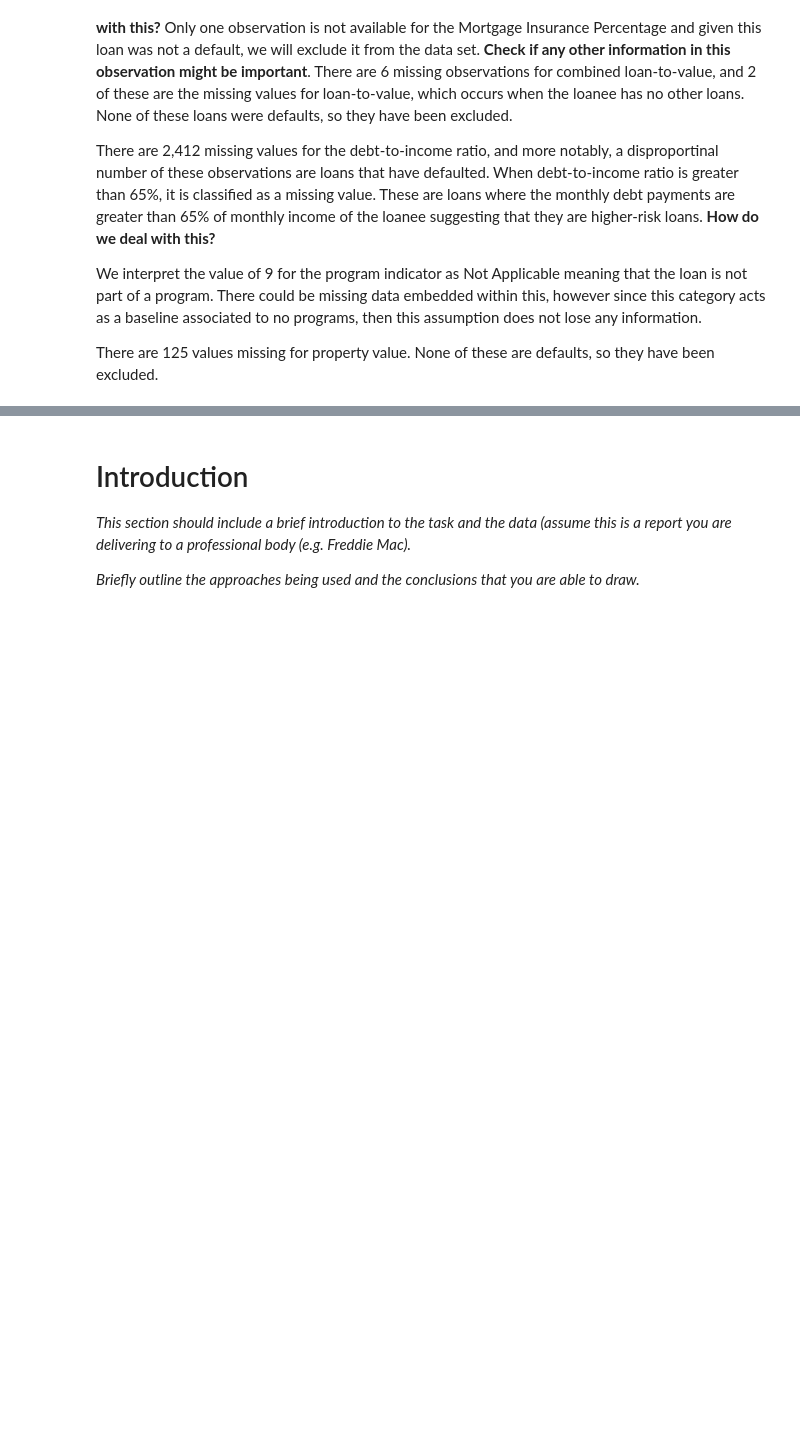
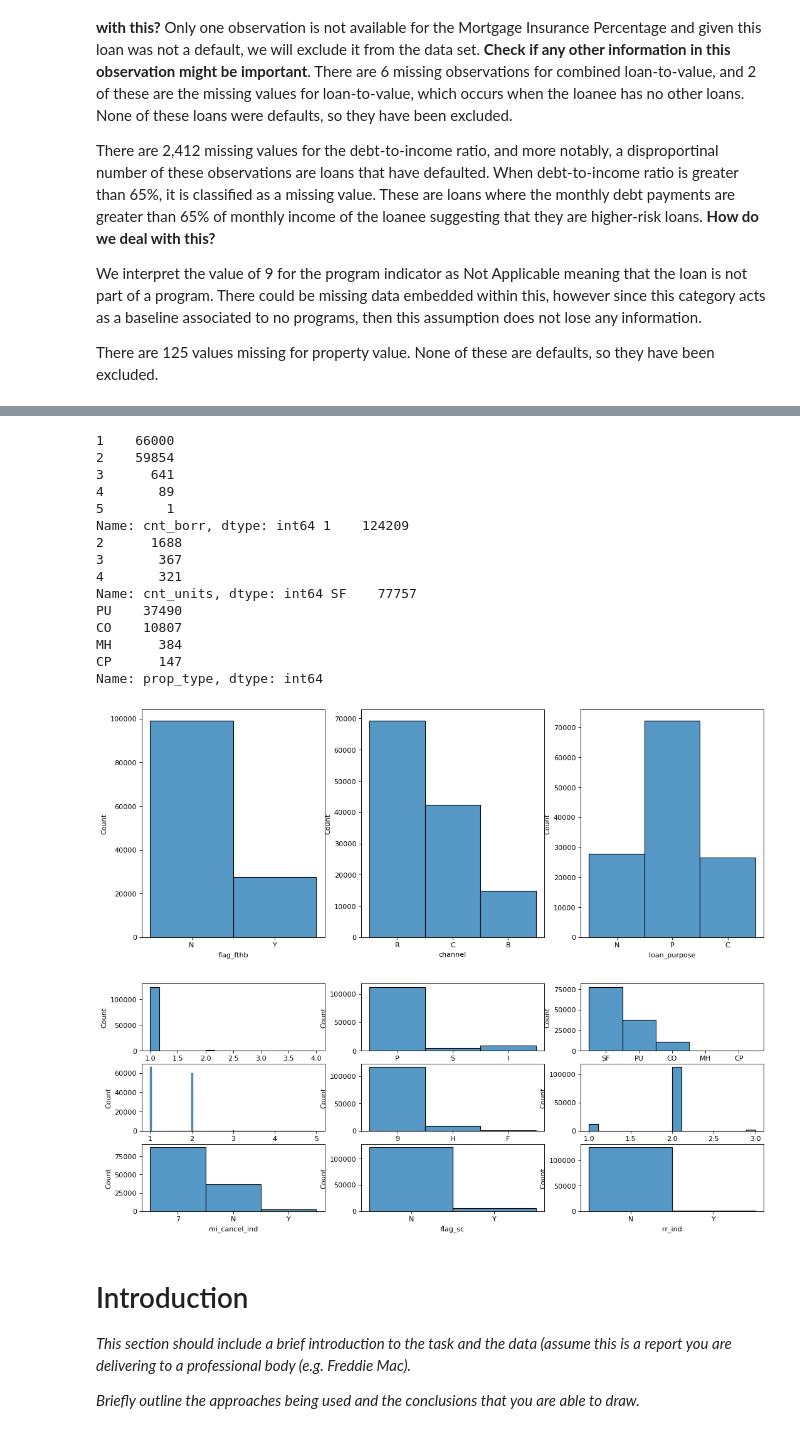
Before and after one commit to AsheRaymondBarker/MLPy2, a Jupyter notebook: project2.ipynb, the cells around one changed output, grey strips where cells are left out. Drawn from its saved outputs; the diff is of its cells as text; code cells hidden in the pictures; blank space fills up the shorter version.

```diff
--- a/project2.ipynb
+++ b/project2.ipynb
@@ -67,3 +85,49 @@ There are 125 values missing for property value. None of these are defaults, so
+# %%
+#Visualisation of the spread of categorical variables
+output_var = ["loan_status"]
+cat_var=["flag_fthb", "cnt_units", "occpy_sts", "channel", "ppmt_pnlty", "prop_type", "loan_purpose", "cnt_borr", "flag_sc", "program_ind", "rr_ind", "property_val", "io_ind", "mi_cancel_ind"]
+locations =["cd_msa", "zipcode"]
+loan_providers = ["seller_name", "servicer_name"]
+
+
+unbalanced_cat_var = ["cnt_units", "occpy_sts", "prop_type", "cnt_borr", "program_ind", "property_val", "mi_cancel_ind", "flag_sc", "rr_ind"]
+#Constant valued
+sing_val = ["ppmt_pnlty", "io_ind"]
+balanced_cat_var =cat_var
+for i in unbalanced_cat_var:
+    balanced_cat_var.remove(i)
+for i in sing_val:
+    balanced_cat_var.remove(i)
+
+fig, ax = plt.subplots(1,3, figsize = (16,6))
+
+for i,var in enumerate(balanced_cat_var):
+    sns.histplot(data=df, x= var, ax = ax[i])
+
+fig, ax = plt.subplots(3,3, figsize = (16,6))
+
+for i,var in enumerate(unbalanced_cat_var):
+    sns.histplot(data=df, x= var, ax = ax[i//3, i%3])
+
+print(df["cnt_borr"].value_counts(),df["cnt_units"].value_counts(),df["prop_type"].value_counts())
+# %% [output]
+1    66000
+2    59854
+3      641
+4       89
+5        1
+Name: cnt_borr, dtype: int64 1    124209
+2      1688
+3       367
+4       321
+Name: cnt_units, dtype: int64 SF    77757
+PU    37490
+CO    10807
+MH      384
+CP      147
+Name: prop_type, dtype: int64
+[figure, added]
+[figure, added]
 # %% [markdown]
 # Introduction
 
```
Also changed, not shown: parts of 5 cells of this notebook, 2 other files.
